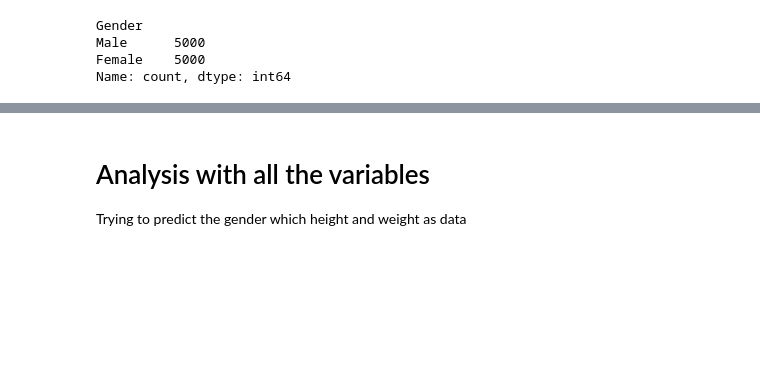
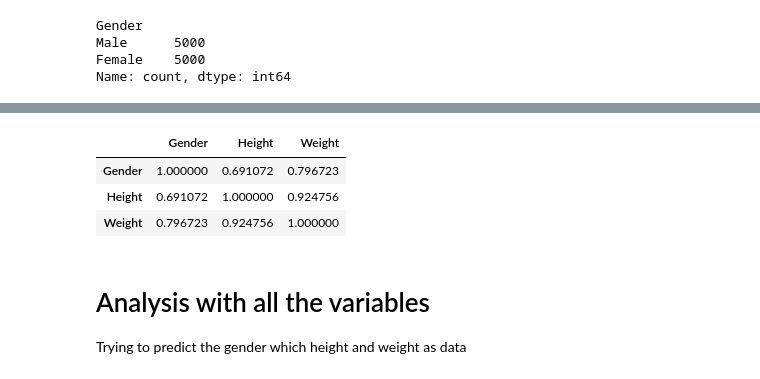
Before and after one commit to miguelestradam3/jupyter_biodata_genders, a Jupyter notebook: main.ipynb, the cells around one changed output, grey strips where cells are left out. Cells and saved outputs as stored; diff of their text form; code cells hidden in the pictures; blank space fills up the shorter version.

```diff
--- a/main.ipynb
+++ b/main.ipynb
@@ -72,3 +78,14 @@ Name: count, dtype: int64
+# %%
+from sklearn.preprocessing import LabelEncoder
+labelencoder = LabelEncoder()
+data_measures_2 = data_measures
+data_measures_2['Gender'] = labelencoder.fit_transform(data_measures_2['Gender'])
+data_measures_2.corr()
+# %% [output]
+|  | Gender | Height | Weight |
+| Gender | 1.000000 | 0.691072 | 0.796723 |
+| Height | 0.691072 | 1.000000 | 0.924756 |
+| Weight | 0.796723 | 0.924756 | 1.000000 |
 # %% [markdown]
 # Analysis with all the variables
 Trying to predict the gender which height and weight as data
```
Also changed, not shown: parts of 9 cells of this notebook.
